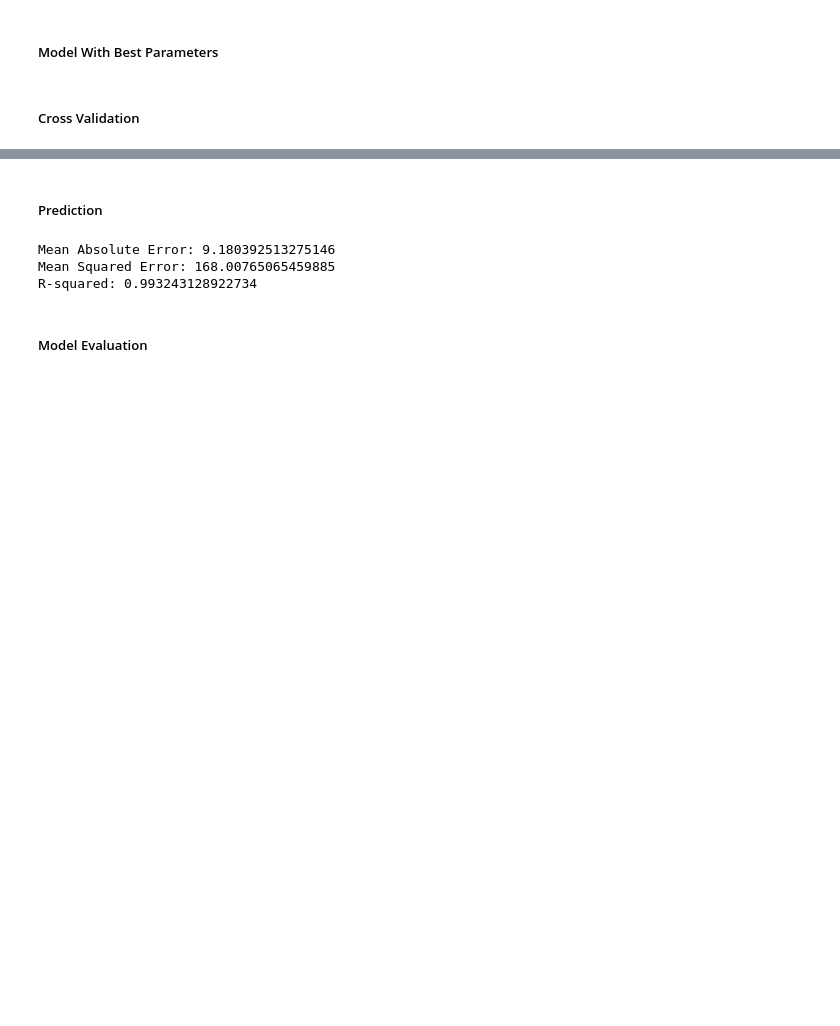
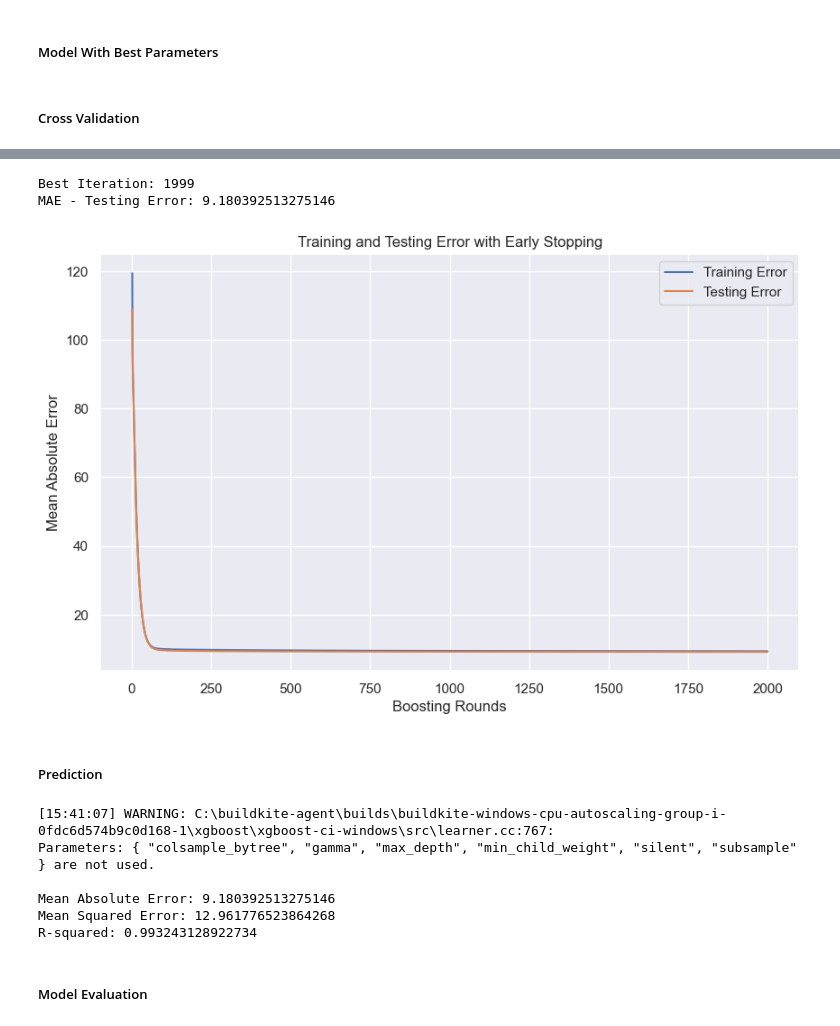
Before and after one commit to trishachander/AH2179_Applied-AI-in-Transportation, a Jupyter notebook: Lab2/exercise_2_busdata.ipynb, the cells around one changed output, grey strips where cells are left out. Saved outputs shown, nothing was run; the diff lists cells and outputs as text; code cells hidden in the pictures; blank space fills up the shorter version.

```diff
--- a/Lab2/exercise_2_busdata.ipynb
+++ b/Lab2/exercise_2_busdata.ipynb
@@ -239,0 +274,11 @@ XGBRegressor(base_score=None, booster='gblinear', callbacks=None,
+# %%
+early_stopping_rounds = 10
+eval_metric = 'mae'
+
+best_xgb_mae = best_xgb.fit(X_train, y_train,
+          eval_set=[(X_train, y_train), (X_test, y_test)],
+          eval_metric=eval_metric,
+          early_stopping_rounds=early_stopping_rounds,
+          verbose=False)
+
+best_iteration = best_xgb_mae.best_iteration    #Boosting rounds
@@ -240,17 +288,54 @@ XGBRegressor(base_score=None, booster='gblinear', callbacks=None,
+# %%
+y_test_pred = best_xgb_mae.predict(X_test)
+# %%
+from sklearn.metrics import mean_absolute_error
+
+mae_train_errors = []
+mae_test_errors = []
+
+
+mae_test_error = mean_absolute_error(y_test, y_test_pred)
+
+
+print(f"Best Iteration: {best_iteration}")
+print(f"MAE - Testing Error: {mae_test_error}")
+
+results = best_xgb_mae.evals_result()
+mae_train_errors = results["validation_0"]["mae"]
+mae_test_errors = results["validation_1"]["mae"]
+boosting_rounds = range(1, len(mae_test_errors) + 1)
+
+
+plt.figure(figsize=(10, 6))
+plt.plot(boosting_rounds, mae_train_errors, label="Training Error")
+plt.plot(boosting_rounds, mae_test_errors, label="Testing Error")
+plt.xlabel("Boosting Rounds")
+plt.ylabel("Mean Absolute Error")
+plt.legend()
+plt.title("Training and Testing Error with Early Stopping")
+plt.show()
+# %% [output]
+Best Iteration: 1999
+MAE - Testing Error: 9.180392513275146
+[figure, added]
 # %% [markdown]
 ##### Prediction
 # %%
 from sklearn.metrics import mean_absolute_error, mean_squared_error, r2_score
+best_xgb.fit(X_train, y_train)
 y_pred = best_xgb.predict(X_test)
 mae = mean_absolute_error(y_test, y_pred)
-mse = mean_squared_error(y_test, y_pred)
+mse = mean_squared_error(y_test, y_pred, squared=False) #RMSE
 r2 = r2_score(y_test, y_pred)
 print(f"Mean Absolute Error: {mae}")
 print(f"Mean Squared Error: {mse}")
 print(f"R-squared: {r2}")
 # %% [output]
+[15:41:07] WARNING: C:\buildkite-agent\builds\buildkite-windows-cpu-autoscaling-group-i-0fdc6d574b9c0d168-1\xgboost\xgboost-ci-windows\src\learner.cc:767:
+Parameters: { "colsample_bytree", "gamma", "max_depth", "min_child_weight", "silent", "subsample" } are not used.
+
 Mean Absolute Error: 9.180392513275146
-Mean Squared Error: 168.00765065459885
+Mean Squared Error: 12.961776523864268
 R-squared: 0.993243128922734
 # %% [markdown]
 ##### Model Evaluation
```
Also changed, not shown: parts of 12 cells of this notebook, 1 other file.
